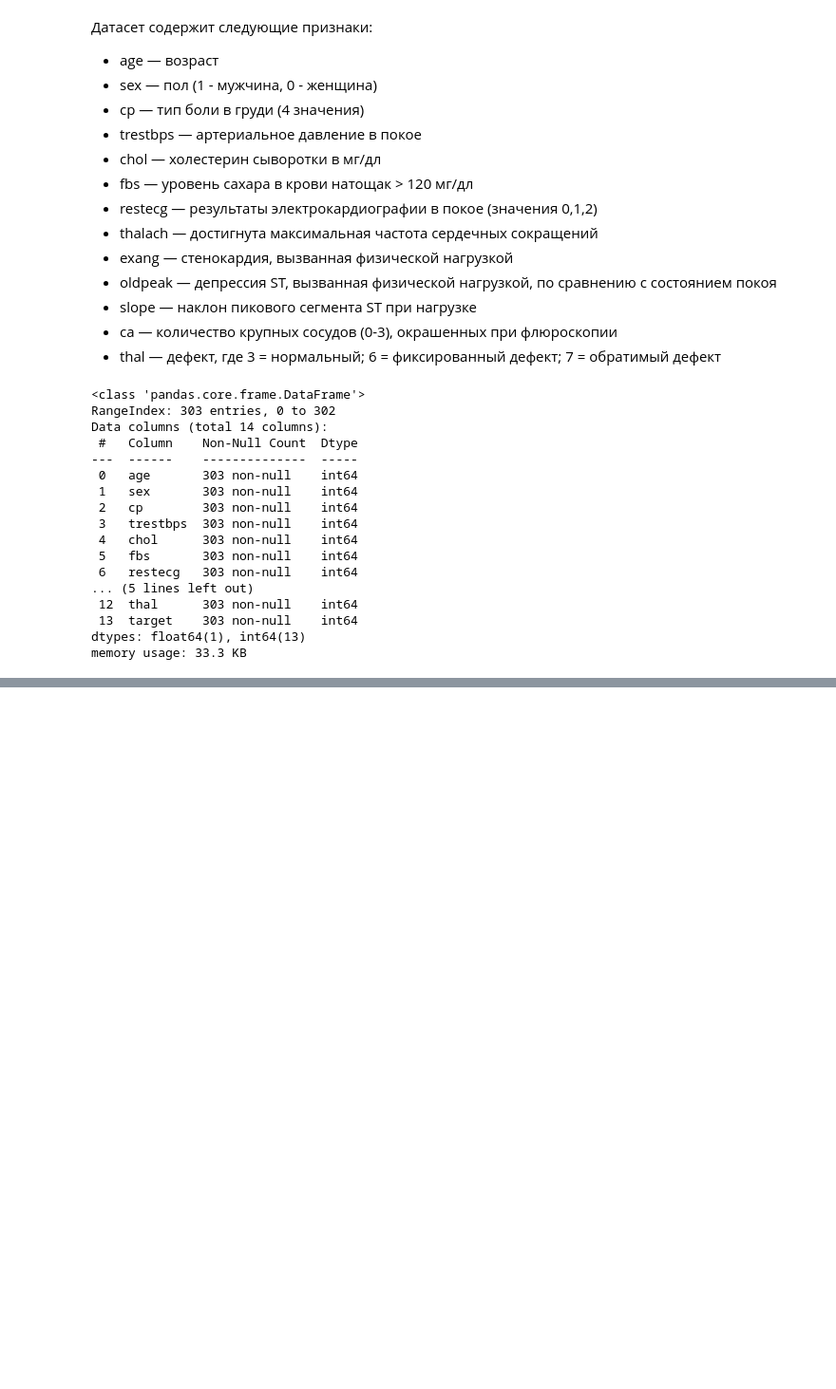
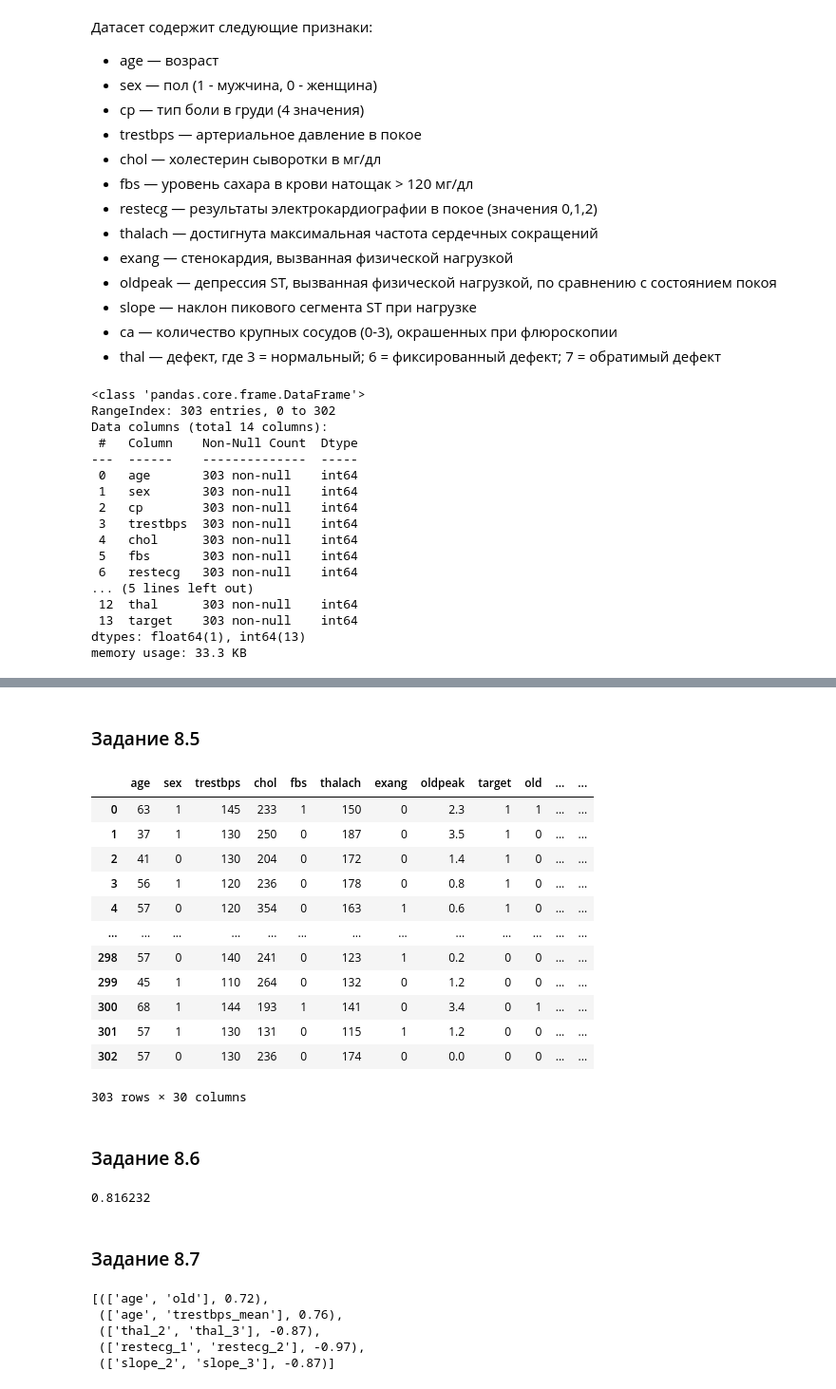
Before and after one commit to schdlr50/SF_EDA_3, a Jupyter notebook: EDA_3.ipynb, the cells around one changed output, grey strips where cells are left out. Shown at 95% size. Cells and saved outputs as stored; diff of their text form; code cells hidden in the pictures; blank space fills up the shorter version.

```diff
--- a/EDA_3.ipynb
+++ b/EDA_3.ipynb
@@ -761,0 +764,4 @@ memory usage: 33.3 KB
+# %%
+# Создайте новый признак old, где 1 — при возрасте пациента более 60 лет. В ответ введите результат выполнения кода heart['old'].sum().
+data['old']=data['age'].apply(lambda x: 1 if x > 60 else 0)
+data['old'].sum()
@@ -761,0 +823,73 @@ memory usage: 33.3 KB
+# %% [markdown]
+### Задание 8.5
+# %%
+# Закодируйте вышеперечисленные признаки(cp, restecg, slope, ca, thal) методом OneHotEncoding из библиотеки Category Encoders, удалив исходные признаки.
+# Параметр use_cat_names оставьте по умолчанию.
+# Сколько признаков получилось в датасете?
+import category_encoders as ce
+
+encoder = ce.OneHotEncoder(cols=['cp', 'restecg', 'slope', 'ca', 'thal'])
+col_bin = encoder.fit_transform(data[['cp', 'restecg', 'slope', 'ca', 'thal']])
+data = pd.concat([data, col_bin], axis=1)
+data = data.drop(['cp', 'restecg', 'slope', 'ca', 'thal'], axis=1)
+data
+# %% [output]
+|  | age | sex | trestbps | chol | fbs | thalach | exang | oldpeak | target | old | ... | ... |
+| 0 | 63 | 1 | 145 | 233 | 1 | 150 | 0 | 2.3 | 1 | 1 | ... | ... |
+| 1 | 37 | 1 | 130 | 250 | 0 | 187 | 0 | 3.5 | 1 | 0 | ... | ... |
+| 2 | 41 | 0 | 130 | 204 | 0 | 172 | 0 | 1.4 | 1 | 0 | ... | ... |
+| 3 | 56 | 1 | 120 | 236 | 0 | 178 | 0 | 0.8 | 1 | 0 | ... | ... |
+| 4 | 57 | 0 | 120 | 354 | 0 | 163 | 1 | 0.6 | 1 | 0 | ... | ... |
+| ... | ... | ... | ... | ... | ... | ... | ... | ... | ... | ... | ... | ... |
+| 298 | 57 | 0 | 140 | 241 | 0 | 123 | 1 | 0.2 | 0 | 0 | ... | ... |
+| 299 | 45 | 1 | 110 | 264 | 0 | 132 | 0 | 1.2 | 0 | 0 | ... | ... |
+| 300 | 68 | 1 | 144 | 193 | 1 | 141 | 0 | 3.4 | 0 | 1 | ... | ... |
+| 301 | 57 | 1 | 130 | 131 | 0 | 115 | 1 | 1.2 | 0 | 0 | ... | ... |
+| 302 | 57 | 0 | 130 | 236 | 0 | 174 | 0 | 0.0 | 0 | 0 | ... | ... |
+303 rows × 30 columns
+# %% [markdown]
+### Задание 8.6
+# %%
+# Нормализуйте все числовые признаки подходящим способом. В ответе напишите стандартное отклонение признака chol. Ответ округлите до шести знаков после запятой.
+# Подсказка (1 из 1): Для необработанных данных следует использовать RobustScaler.
+
+# инициализируем нормализатор RobustScaler
+r_scaler = preprocessing.RobustScaler()
+# кодируем исходный датасет
+data_r = r_scaler.fit_transform(data)
+# Преобразуем промежуточный датасет в полноценный датафрейм для визуализации
+data_r = pd.DataFrame(data_r, columns=data.columns)
+
+print(round(data_r['chol'].std(), 6))
+# %% [output]
+0.816232
+# %% [markdown]
+### Задание 8.7
+# %%
+# Проведите корреляционный анализ и отберите признаки для будущей модели. Выберите пары сильно скоррелированных признаков
+corr_list= [
+    ['age', 'old'],
+    ['age', 'trestbps_mean'],
+    ['slope_1', 'slope_3'],
+    ['thal_1', 'thal_2'],
+    ['thal_3', 'thal_4'],
+    ['cp_1', 'ca_1'],
+    ['cp_1', 'cp_2'],
+    ['thal_2', 'thal_3'],
+    ['restecg_1', 'restecg_2'],
+    ['slope_2', 'slope_3'],
+    ['age', 'exang'],
+    ['age', 'chol']
+]
+cor_list_end = []
+for elem in corr_list:
+    cor_list_end.append(
+        (elem, round(data_r.corr()[elem[0]][elem[1]], 2)) # numeric_only=True
+    )
+[i for i in filter(lambda x: ((x[1] > 0.7) or (x[1] < -0.7)), cor_list_end)]
+# %% [output]
+[(['age', 'old'], 0.72),
+ (['age', 'trestbps_mean'], 0.76),
+ (['thal_2', 'thal_3'], -0.87),
+ (['restecg_1', 'restecg_2'], -0.97),
+ (['slope_2', 'slope_3'], -0.87)]
```
Also changed, not shown: parts of 4 cells of this notebook.
